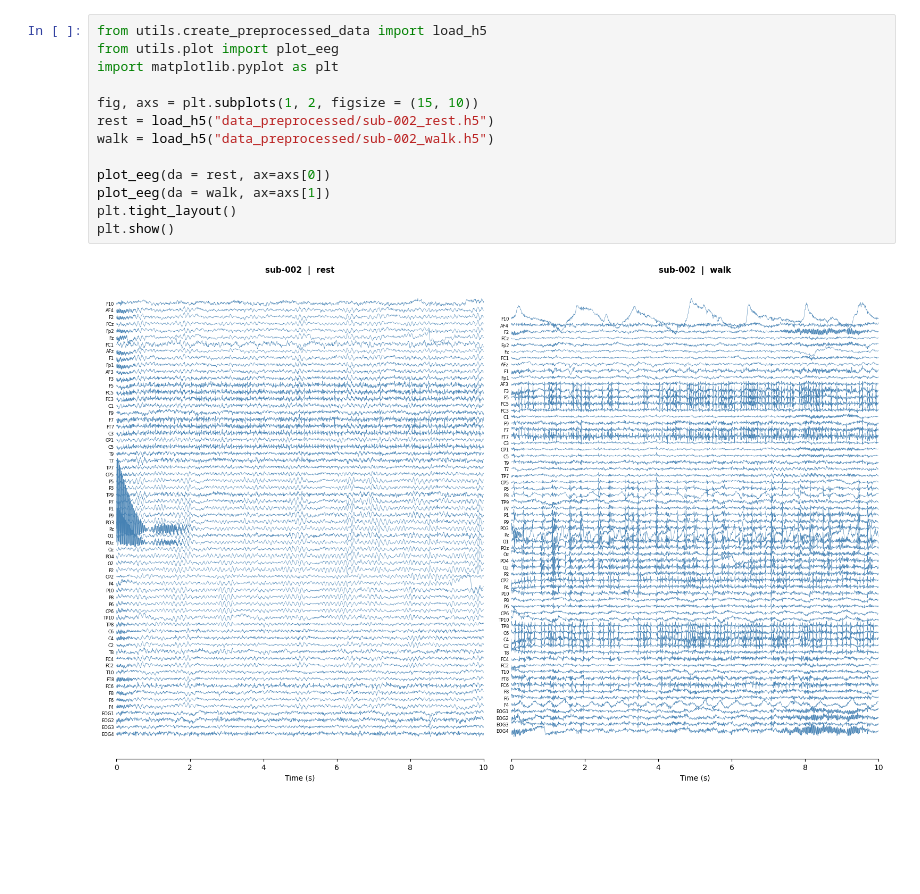
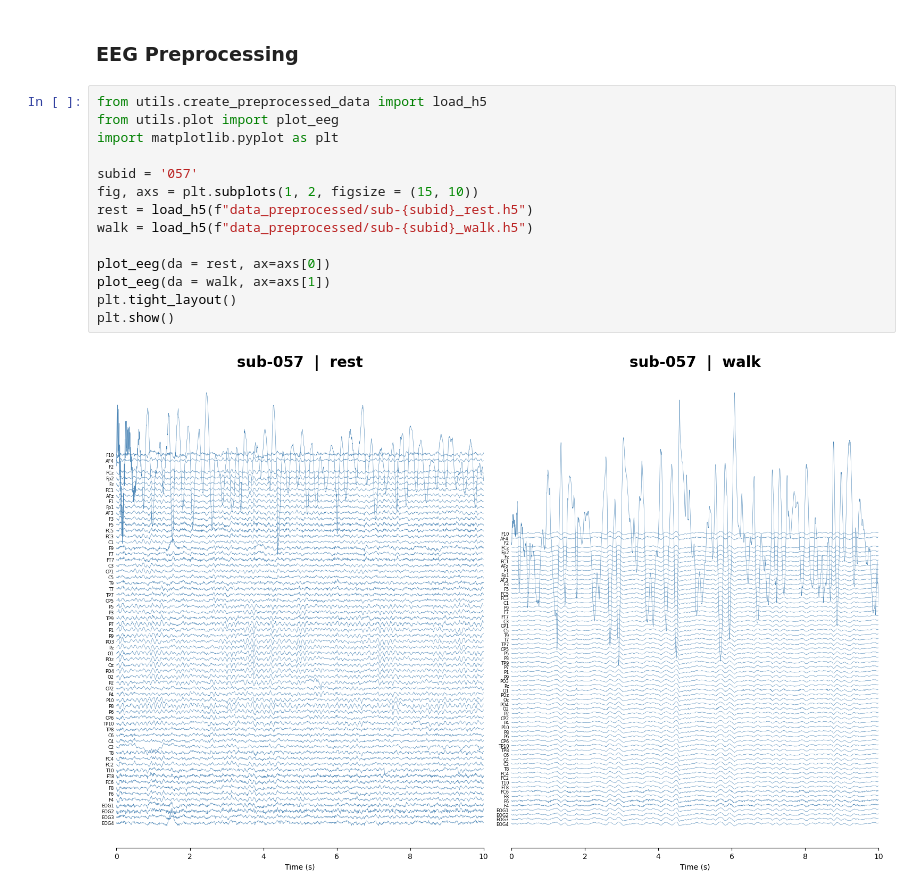
Before and after one commit to wjung21/ParkinsonTSA, a Jupyter notebook: main.ipynb, the cells around one changed output. Saved outputs shown, nothing was run; the diff lists cells and outputs as text; blank space fills up the shorter version.

```diff
--- a/main.ipynb
+++ b/main.ipynb
@@ -77,15 +64,18 @@ matched_df
+# %% [markdown]
+### EEG Preprocessing
 # %%
 from utils.create_preprocessed_data import load_h5
 from utils.plot import plot_eeg
 import matplotlib.pyplot as plt
 
+subid = '057'
 fig, axs = plt.subplots(1, 2, figsize = (15, 10))
-rest = load_h5("data_preprocessed/sub-002_rest.h5")
-walk = load_h5("data_preprocessed/sub-002_walk.h5")
+rest = load_h5(f"data_preprocessed/sub-{subid}_rest.h5")
+walk = load_h5(f"data_preprocessed/sub-{subid}_walk.h5")
 
 plot_eeg(da = rest, ax=axs[0])
 plot_eeg(da = walk, ax=axs[1])
 plt.tight_layout()
 plt.show()
 # %% [output]
-[figure, old version]
+[figure, new version]
```
Also changed, not shown: parts of 33 cells of this notebook, 5 other files.
